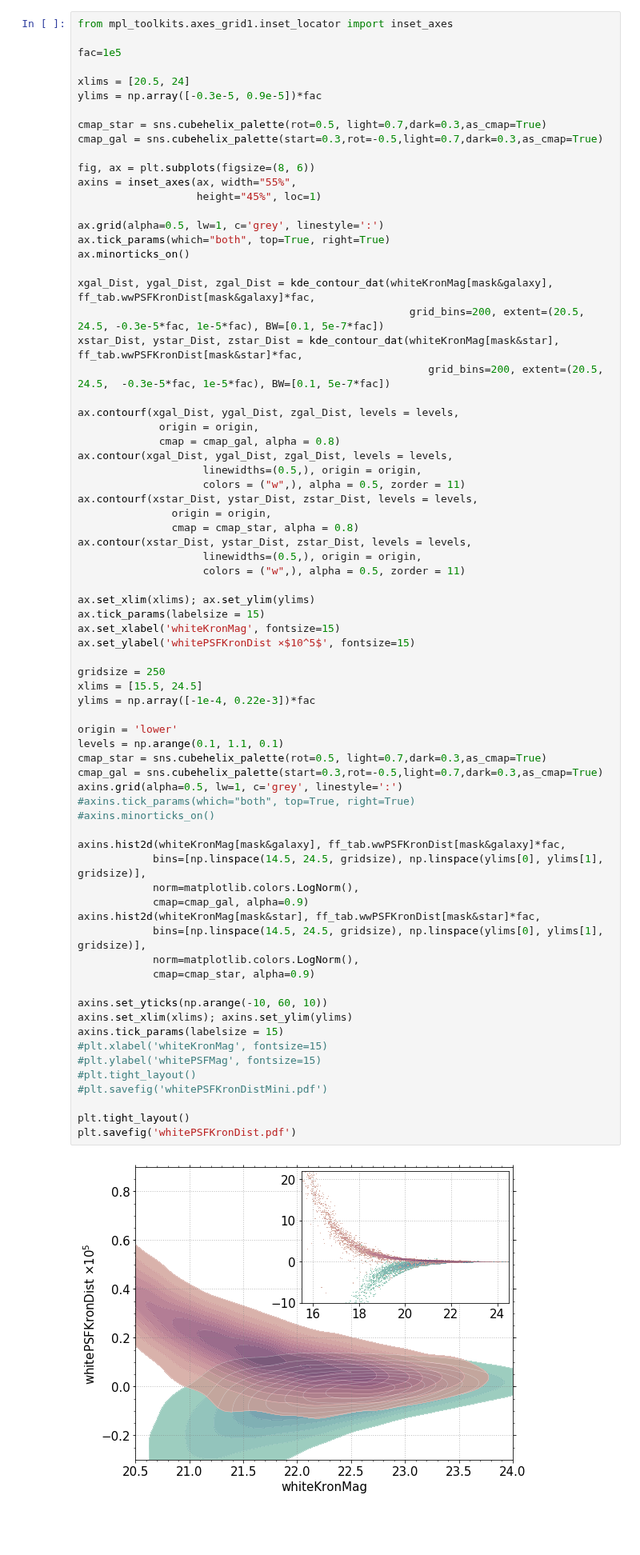
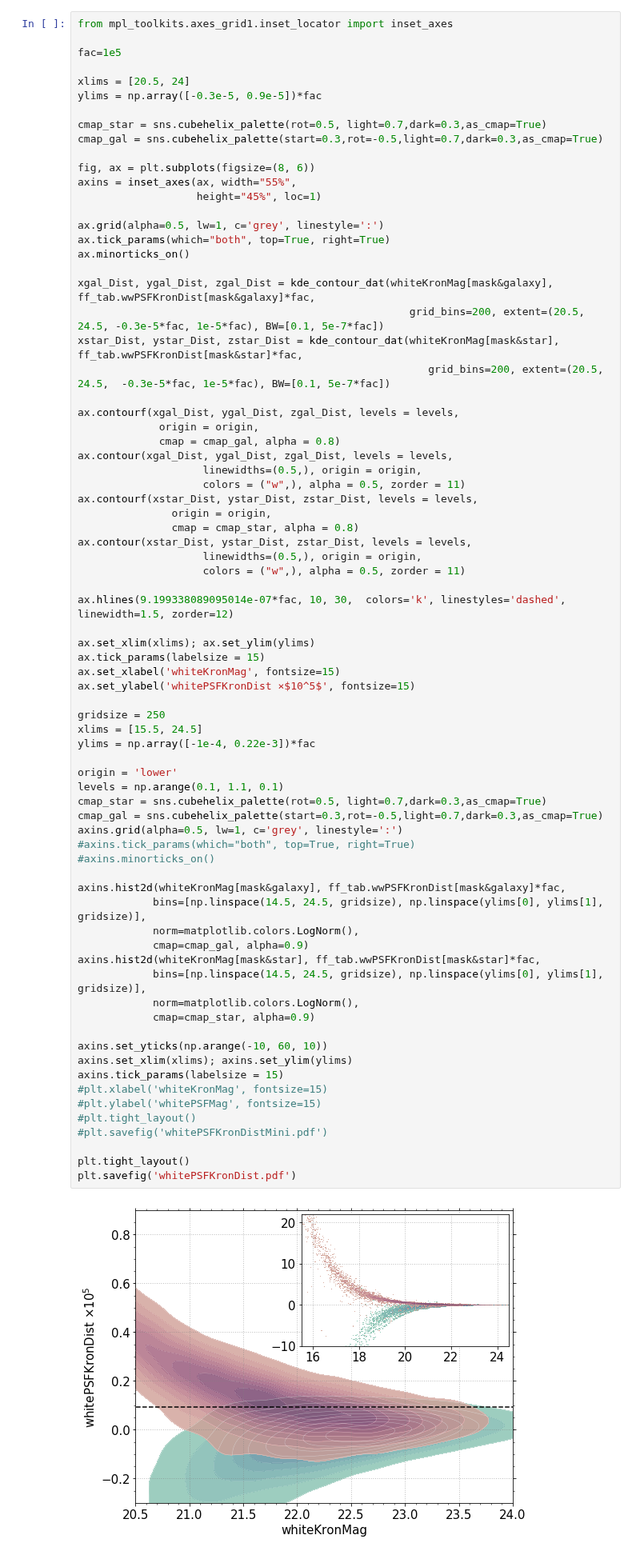
Before and after one commit to adamamiller/PS1_star_galaxy, a Jupyter notebook: PS1casjobs/Figure_whiteFeatures_HST.ipynb, the cells around one changed output. Shown at 80% size. Drawn from its saved outputs; the diff is of its cells as text; blank space fills up the shorter version.

```diff
--- a/PS1casjobs/Figure_whiteFeatures_HST.ipynb
+++ b/PS1casjobs/Figure_whiteFeatures_HST.ipynb
@@ -394,6 +394,8 @@ ax.contour(xstar_Dist, ystar_Dist, zstar_Dist, levels = levels,
                     linewidths=(0.5,), origin = origin,
                     colors = ("w",), alpha = 0.5, zorder = 11)
 
+ax.hlines(9.199338089095014e-07*fac, 10, 30,  colors='k', linestyles='dashed', linewidth=1.5, zorder=12)
+
 ax.set_xlim(xlims); ax.set_ylim(ylims)
 ax.tick_params(labelsize = 15)
 ax.set_xlabel('whiteKronMag', fontsize=15)
@@ -404,31 +406,31 @@ xlims = [15.5, 24.5]
 ylims = np.array([-1e-4, 0.22e-3])*fac
 
 origin = 'lower'
 levels = np.arange(0.1, 1.1, 0.1)
 cmap_star = sns.cubehelix_palette(rot=0.5, light=0.7,dark=0.3,as_cmap=True)
 cmap_gal = sns.cubehelix_palette(start=0.3,rot=-0.5,light=0.7,dark=0.3,as_cmap=True)
 axins.grid(alpha=0.5, lw=1, c='grey', linestyle=':')
 #axins.tick_params(which="both", top=True, right=True)
 #axins.minorticks_on()
 
 axins.hist2d(whiteKronMag[mask&galaxy], ff_tab.wwPSFKronDist[mask&galaxy]*fac,
             bins=[np.linspace(14.5, 24.5, gridsize), np.linspace(ylims[0], ylims[1], gridsize)],
             norm=matplotlib.colors.LogNorm(),
             cmap=cmap_gal, alpha=0.9)
 axins.hist2d(whiteKronMag[mask&star], ff_tab.wwPSFKronDist[mask&star]*fac,
             bins=[np.linspace(14.5, 24.5, gridsize), np.linspace(ylims[0], ylims[1], gridsize)],
             norm=matplotlib.colors.LogNorm(),
             cmap=cmap_star, alpha=0.9)
 
 axins.set_yticks(np.arange(-10, 60, 10))
 axins.set_xlim(xlims); axins.set_ylim(ylims)
 axins.tick_params(labelsize = 15)
 #plt.xlabel('whiteKronMag', fontsize=15)
 #plt.ylabel('whitePSFMag', fontsize=15)
 #plt.tight_layout()
 #plt.savefig('whitePSFKronDistMini.pdf')
 
 plt.tight_layout()
 plt.savefig('whitePSFKronDist.pdf')
 # %% [output]
-[figure, old version]
+[figure, new version]
```
